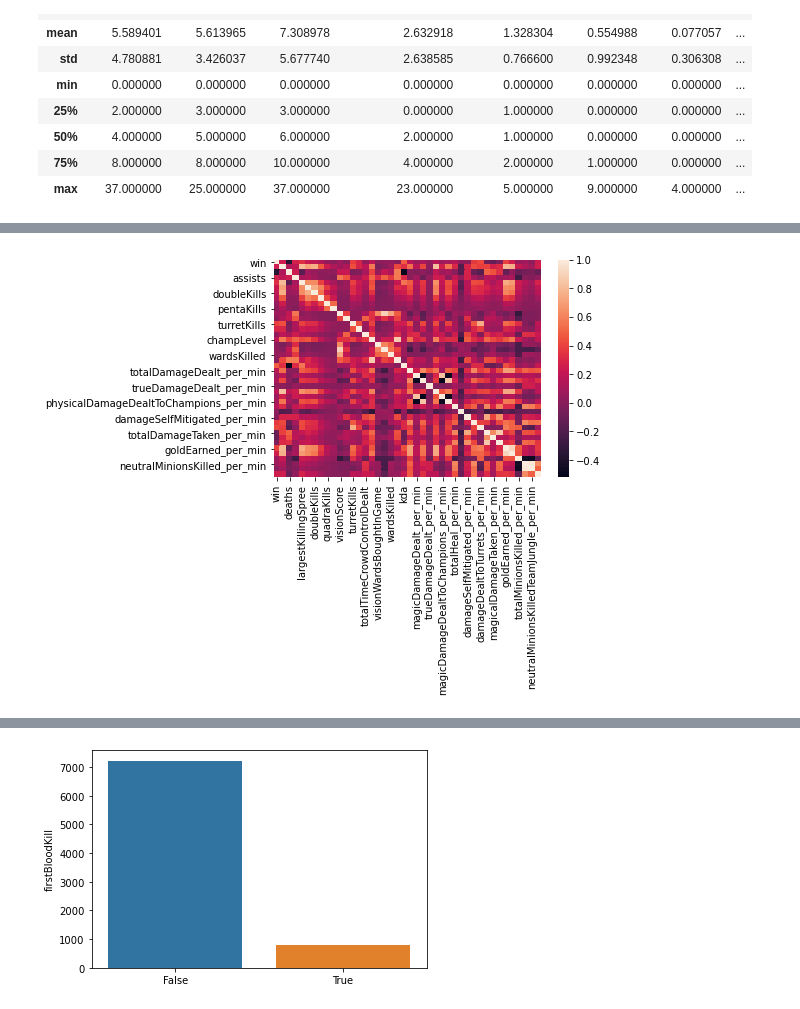
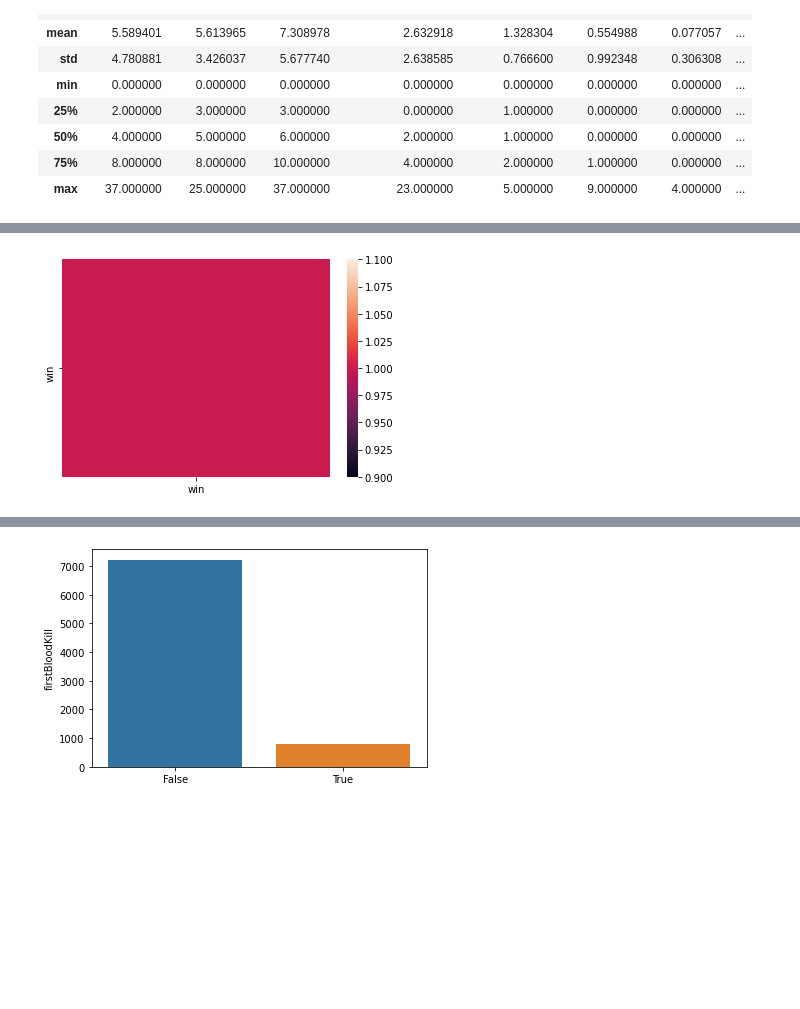
Before and after one commit to henryli12/LOLAnalysis, a Jupyter notebook: EDA.ipynb, the cells around one changed output, grey strips where cells are left out. Drawn from its saved outputs; the diff is of its cells as text; code cells hidden in the pictures; blank space fills up the shorter version.

Commit message:
modified model and added images/req.txt

```diff
--- a/EDA.ipynb
+++ b/EDA.ipynb
@@ -44,7 +44,7 @@ categorical_vars = ['firstBloodKill', 'firstBloodAssist', 'firstTowerKill',
                        'firstTowerAssist', 'firstInhibitorKill', 'firstInhibitorAssist',
                        'champion', 'spell1', 'spell2', 'tier', 'division', 'lane']
 # %%
-numerical_corr = df[["win"] + numerical_vars].corr()
+numerical_corr = df[["win"]].corr()
 sns.heatmap(numerical_corr)
 numerical_corr
 # %% [output]
@@ -68 +53 @@ numerical_corr
-[figure, old version]
+[figure, new version]
```
Also changed, not shown: parts of 2 cells of this notebook, 8 other files.
